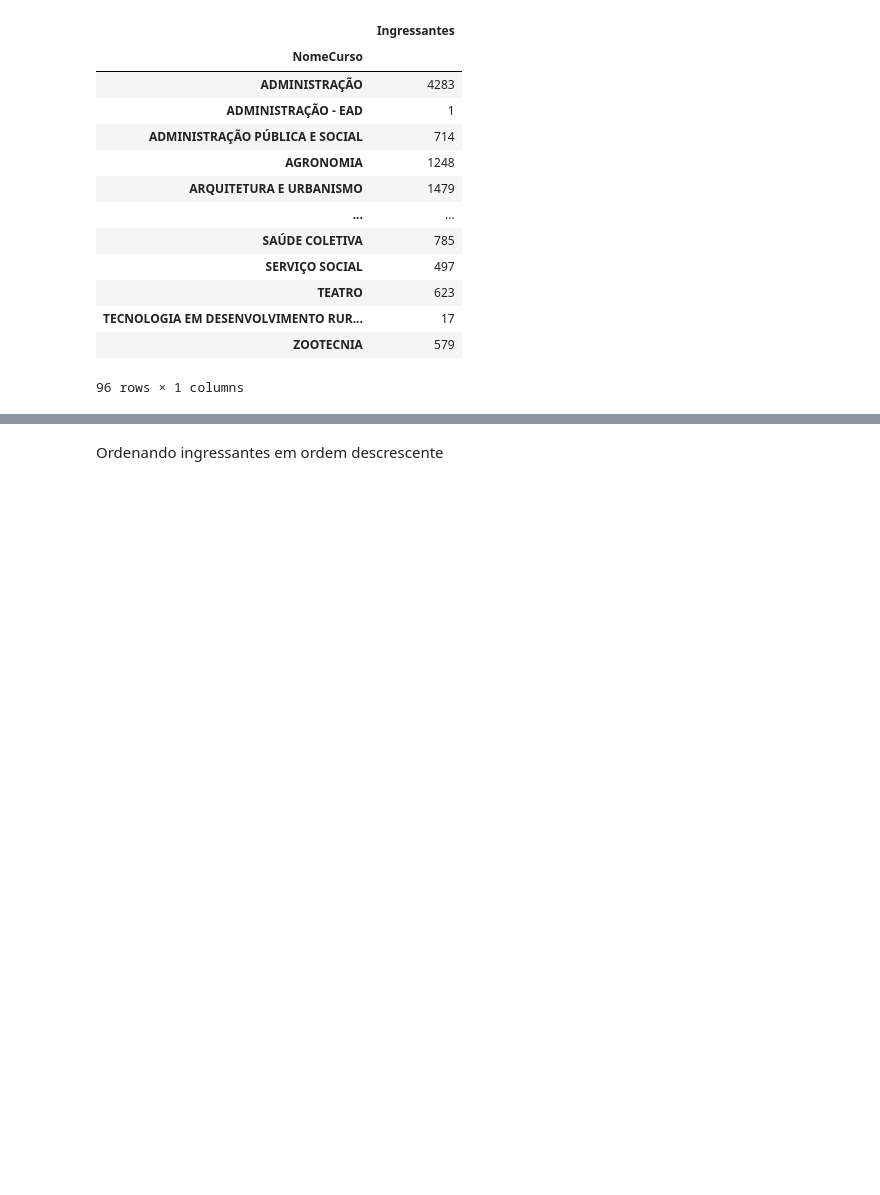
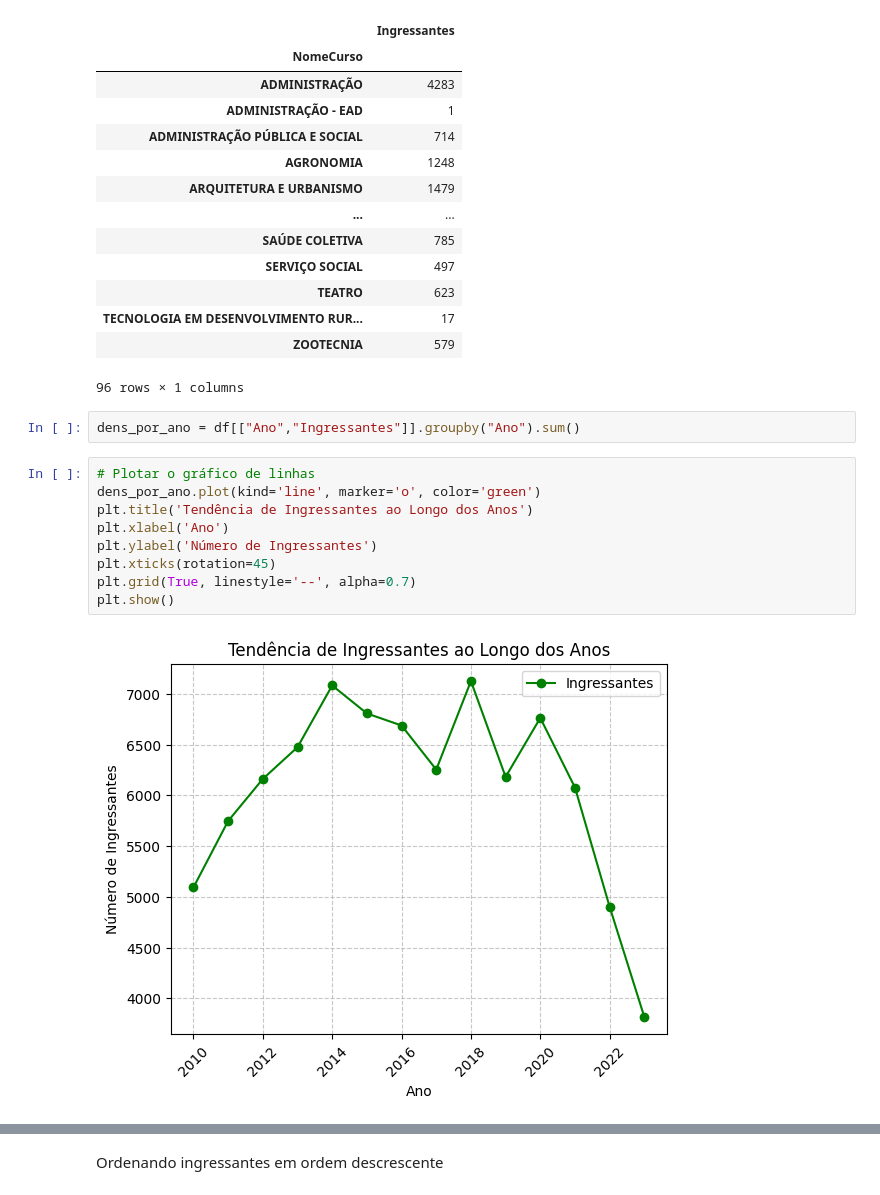
Before and after one commit to psicosleazy-dev/tcc, a Jupyter notebook: start_notebook.ipynb, the cells around one changed output, grey strips where cells are left out. Saved outputs shown, nothing was run; the diff lists cells and outputs as text; blank space fills up the shorter version.

```diff
--- a/start_notebook.ipynb
+++ b/start_notebook.ipynb
@@ -85,3 +85,16 @@ display(dens_por_curso)
 | TECNOLOGIA EM DESENVOLVIMENTO RUR... | 17 |
 | ZOOTECNIA | 579 |
 96 rows × 1 columns
+# %%
+dens_por_ano = df[["Ano","Ingressantes"]].groupby("Ano").sum()
+# %%
+# Plotar o gráfico de linhas
+dens_por_ano.plot(kind='line', marker='o', color='green')
+plt.title('Tendência de Ingressantes ao Longo dos Anos')
+plt.xlabel('Ano')
+plt.ylabel('Número de Ingressantes')
+plt.xticks(rotation=45)
+plt.grid(True, linestyle='--', alpha=0.7)
+plt.show()
+# %% [output]
+[figure, added]
```
Also changed, not shown: parts of 2 cells of this notebook.
